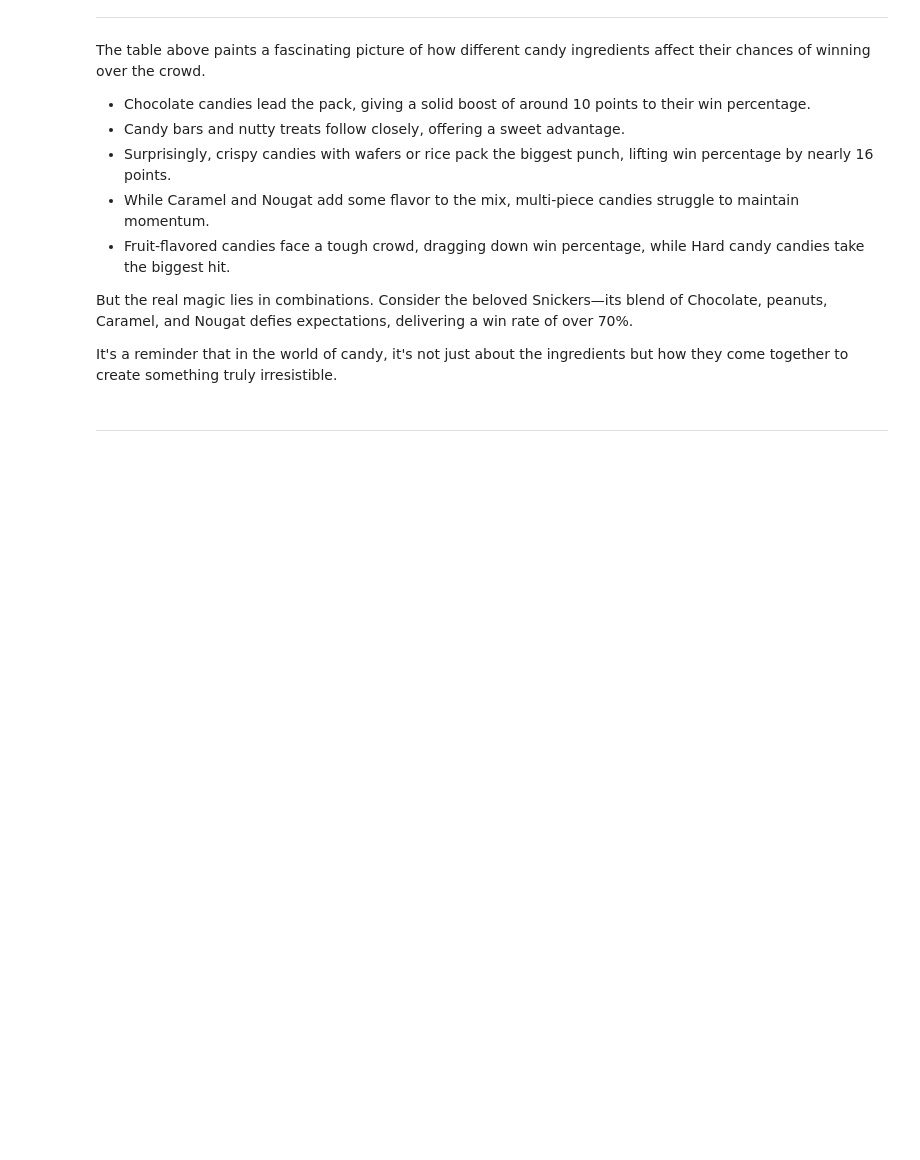
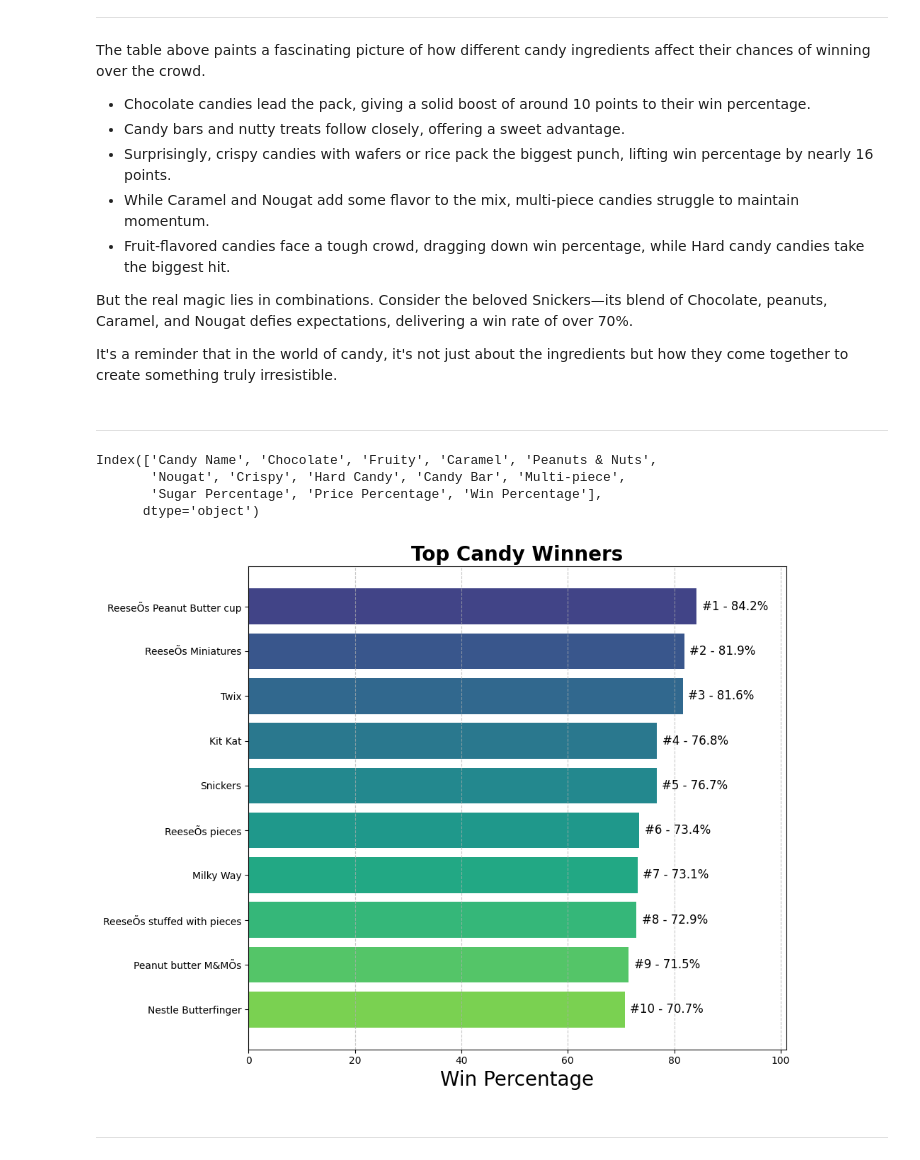
Before and after one commit to CczMind/Self-learning_MachineLearning, a Jupyter notebook: Project/Logistic_Regression/Halloween_Candy_Power_Ranking/main.ipynb, the cells around one changed output. Cells and saved outputs as stored; diff of their text form; code cells hidden in the pictures; blank space fills up the shorter version.

```diff
--- a/Project/Logistic_Regression/Halloween_Candy_Power_Ranking/main.ipynb
+++ b/Project/Logistic_Regression/Halloween_Candy_Power_Ranking/main.ipynb
@@ -408,3 +408,57 @@ But the real magic lies in combinations. Consider the beloved Snickers—its ble
 It's a reminder that in the world of candy, it's not just about the ingredients but how they come together to create something truly irresistible.
 # %% [markdown]
 ---
+# %%
+df.columns
+# %% [output]
+Index(['Candy Name', 'Chocolate', 'Fruity', 'Caramel', 'Peanuts & Nuts',
+       'Nougat', 'Crispy', 'Hard Candy', 'Candy Bar', 'Multi-piece',
+       'Sugar Percentage', 'Price Percentage', 'Win Percentage'],
+      dtype='object')
+# %%
+# 整个数据集中有85种不同名字的糖果，这里调整top_n的值来显示更多的糖果。
+def plot_candy_ranking(ranked_df, top_n = 10):
+    """
+    绘制糖果胜率排名图表
+
+    参数:
+    ranked_df (DataFrame): 包含排名的DataFrame
+    top_n (int): 显示前N名糖果，默认为10
+    """
+    # 提取前N名数据
+    top_candies = ranked_df.nlargest(top_n, "Win Percentage")
+
+    plt.figure(figsize = (10, 8))
+
+    bars = plt.barh(
+        top_candies["Candy Name"],
+        top_candies["Win Percentage"],
+        color = plt.cm.viridis(np.linspace(0.2, 0.8, top_n))
+    )
+
+    for i, bar in enumerate(bars):
+        width = bar.get_width()
+        rank = i + 1
+        plt.text(
+            width + 1,
+            bar.get_y() + bar.get_height() / 2,
+            f"#{rank} - {width:.1f}%",
+            va = "center",
+            ha = "left",
+            fontsize = 12
+        )
+
+    plt.title("Top Candy Winners", fontsize = 20, fontweight = "bold")
+    plt.xlabel("Win Percentage", fontsize = 20)
+    plt.xlim(0, top_candies["Win Percentage"].max() * 1.2)
+    plt.gca().invert_yaxis()
+    plt.grid(axis = "x", linestyle = "--", alpha = 0.7)
+
+    plt.tight_layout()
+    plt.show()
+# %%
+plot_candy_ranking(df)
+# %% [output]
+[figure, added]
+# %% [markdown]
+---
```
Also changed, not shown: parts of 4 cells of this notebook.
